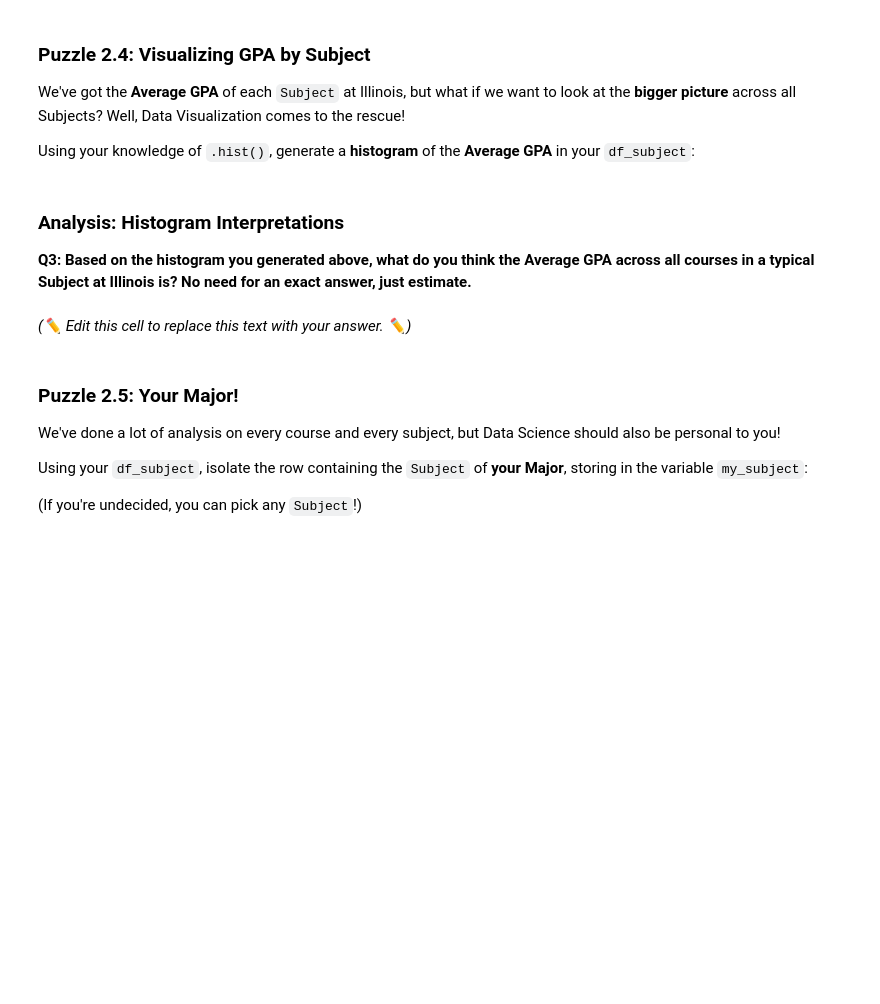
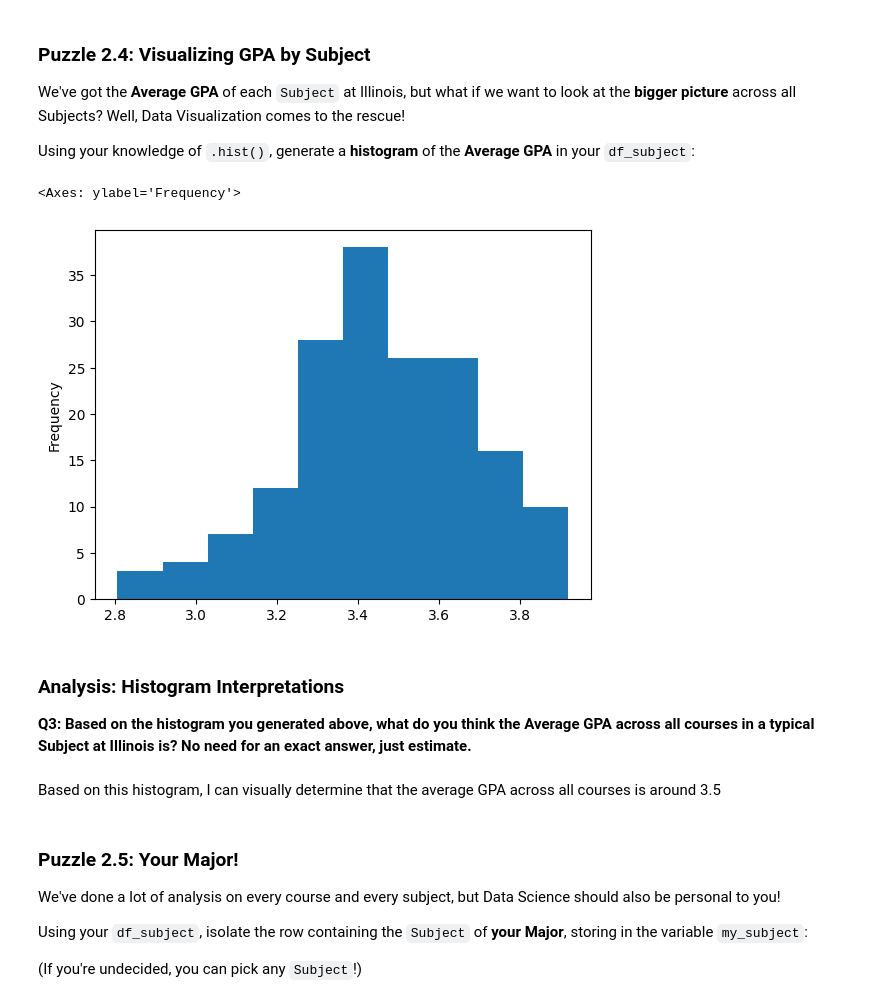
Before and after one commit to refaqat/stat107, a Jupyter notebook: lab_gpa/lab_gpa.ipynb, the cells around one changed output. Cells and saved outputs as stored; diff of their text form; code cells hidden in the pictures; blank space fills up the shorter version.

```diff
--- a/lab_gpa/lab_gpa.ipynb
+++ b/lab_gpa/lab_gpa.ipynb
@@ -82,0 +83,3 @@ df
+# %%
+df['Average GPA'] = (4*df['A'] + 4*df['A+']+ 3.67*df['A-']+ 3.33*df['B+']+ 3.00*df['B']+ 2.67*df['B-']+ 2.33*df['C+']+ 2.0*df['C']+ 1.67*df['C-']+ 1.33*df['D+']+ 1*df['D']+ 0.67*df['D-']+ 0*df['F']) /df['Students']
+df
@@ -166,0 +227,3 @@ df_subject
+# %%
+df_subject = df.groupby('Subject').agg('sum').reset_index()
+df_subject
@@ -192,6 +271,6 @@ Remember:
 - The **weight** of letter grades are as follows: $[A+ = 4.0, A = 4.0, A- = 3.67, \ldots  D- = 0.67, F = 0]$. <br> You can find a full scale at: https://registrar.illinois.edu/courses-grades/explanation-of-grades/
 - The `Students` column of our DataFrame contains the number of students in a `Subject`
 - This Puzzle is **strikingly similar** to **Puzzle 1.1** in this lab - just make sure you use `df_subject` this time!
-# %%
-df_subject['Average GPA'] = ...
-df_subject
+# %%
+df_subject['Average GPA'] = (4*df_subject['A'] + 4*df_subject['A+']+ 3.67*df_subject['A-']+ 3.33*df_subject['B+']+ 3.00*df_subject['B']+ 2.67*df_subject['B-']+ 2.33*df_subject['C+']+ 2.0*df_subject['C']+ 1.67*df_subject['C-']+ 1.33*df_subject['D+']+ 1*df_subject['D']+ 0.67*df_subject['D-']+ 0*df_subject['F']) /df_subject['Students']
+df_subject
@@ -260,9 +379,14 @@ Using your knowledge of `.hist()`, generate a **histogram** of the **Average GPA
+# %%
+df_subject['Average GPA'].plot.hist()
+# %% [output]
+<Axes: ylabel='Frequency'>
+[figure, added]
 # %% [markdown]
 ### Analysis: Histogram Interpretations
 
 **Q3: Based on the histogram you generated above, what do you think the Average GPA across all courses in a typical Subject at Illinois is? No need for an exact answer, just estimate.**
-# %% [markdown]
-*(✏️ Edit this cell to replace this text with your answer. ✏️)*
+# %% [markdown]
+Based on this histogram, I can visually determine that the average GPA across all courses is around 3.5
 # %% [markdown]
 ### Puzzle 2.5: Your Major!
 We've done a lot of analysis on every course and every subject, but Data Science should also be personal to you!
```
Also changed, not shown: parts of 43 cells of this notebook, 1 other file.
